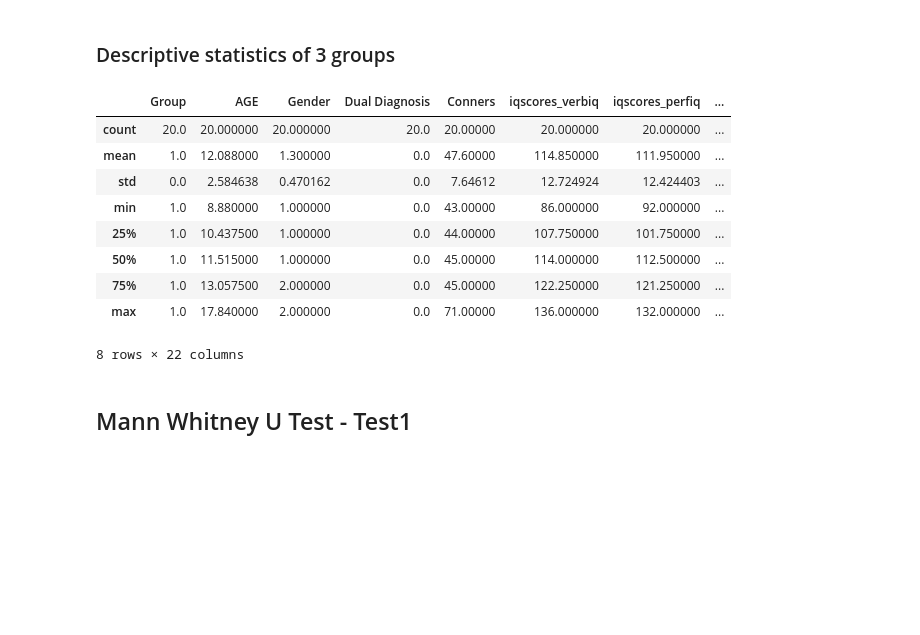
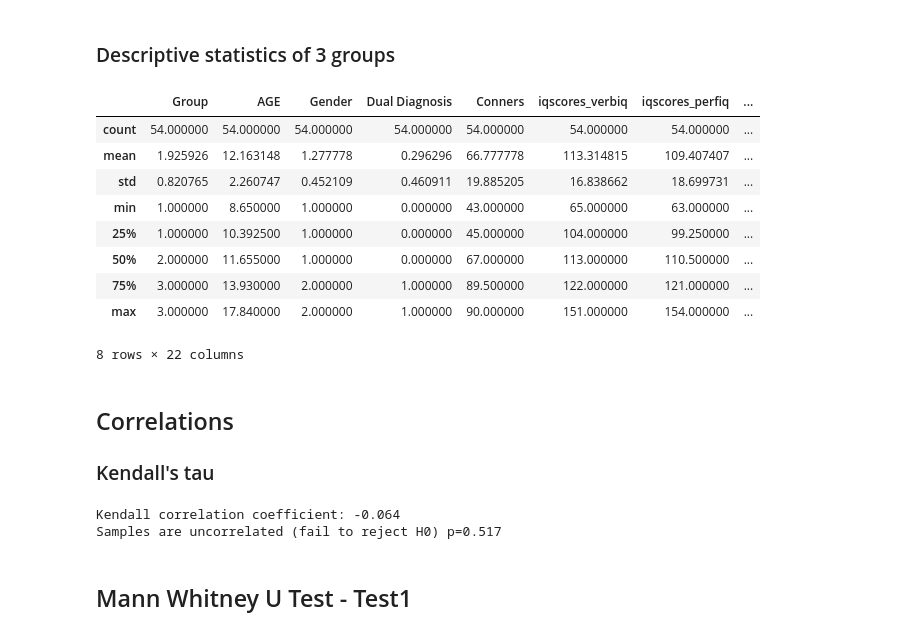
Before and after one commit to sinem-ay/movement-analysis, a Jupyter notebook: analysis.ipynb, the cells around one changed output. Saved outputs shown, nothing was run; the diff lists cells and outputs as text; code cells hidden in the pictures; blank space fills up the shorter version.

Commit message:
kendall's tau corr started

```diff
--- a/analysis.ipynb
+++ b/analysis.ipynb
@@ -240,18 +240,35 @@ The null hypothesis can be rejected.
 # %% [markdown]
 ### Descriptive statistics of 3 groups
 # %%
-td_data.describe()
+df1.describe()
 # %% [output]
 |  | Group | AGE | Gender | Dual Diagnosis | Conners | iqscores_verbiq | iqscores_perfiq | ... |
-| count | 20.0 | 20.000000 | 20.000000 | 20.0 | 20.00000 | 20.000000 | 20.000000 | ... |
-| mean | 1.0 | 12.088000 | 1.300000 | 0.0 | 47.60000 | 114.850000 | 111.950000 | ... |
-| std | 0.0 | 2.584638 | 0.470162 | 0.0 | 7.64612 | 12.724924 | 12.424403 | ... |
-| min | 1.0 | 8.880000 | 1.000000 | 0.0 | 43.00000 | 86.000000 | 92.000000 | ... |
-| 25% | 1.0 | 10.437500 | 1.000000 | 0.0 | 44.00000 | 107.750000 | 101.750000 | ... |
-| 50% | 1.0 | 11.515000 | 1.000000 | 0.0 | 45.00000 | 114.000000 | 112.500000 | ... |
-| 75% | 1.0 | 13.057500 | 2.000000 | 0.0 | 45.00000 | 122.250000 | 121.250000 | ... |
-| max | 1.0 | 17.840000 | 2.000000 | 0.0 | 71.00000 | 136.000000 | 132.000000 | ... |
+| count | 54.000000 | 54.000000 | 54.000000 | 54.000000 | 54.000000 | 54.000000 | 54.000000 | ... |
+| mean | 1.925926 | 12.163148 | 1.277778 | 0.296296 | 66.777778 | 113.314815 | 109.407407 | ... |
+| std | 0.820765 | 2.260747 | 0.452109 | 0.460911 | 19.885205 | 16.838662 | 18.699731 | ... |
+| min | 1.000000 | 8.650000 | 1.000000 | 0.000000 | 43.000000 | 65.000000 | 63.000000 | ... |
+| 25% | 1.000000 | 10.392500 | 1.000000 | 0.000000 | 45.000000 | 104.000000 | 99.250000 | ... |
+| 50% | 2.000000 | 11.655000 | 1.000000 | 0.000000 | 67.000000 | 113.000000 | 110.500000 | ... |
+| 75% | 3.000000 | 13.930000 | 2.000000 | 1.000000 | 89.500000 | 122.000000 | 121.000000 | ... |
+| max | 3.000000 | 17.840000 | 2.000000 | 1.000000 | 90.000000 | 151.000000 | 154.000000 | ... |
 8 rows × 22 columns
+# %% [markdown]
+## Correlations
+### Kendall's tau
+# %%
+from scipy.stats import kendalltau
+
+coef, p = kendalltau(df1['balance_standard'], df1['AttitudeStdDev_x'])
+print('Kendall correlation coefficient: %.3f' % coef)
+# interpret the significance
+alpha = 0.05
+if p > alpha:
+	print('Samples are uncorrelated (fail to reject H0) p=%.3f' % p)
+else:
+	print('Samples are correlated (reject H0) p=%.3f' % p)
+# %% [output]
+Kendall correlation coefficient: -0.064
+Samples are uncorrelated (fail to reject H0) p=0.517
 # %% [markdown]
 ## Mann Whitney U Test - Test1
 # %%
```
